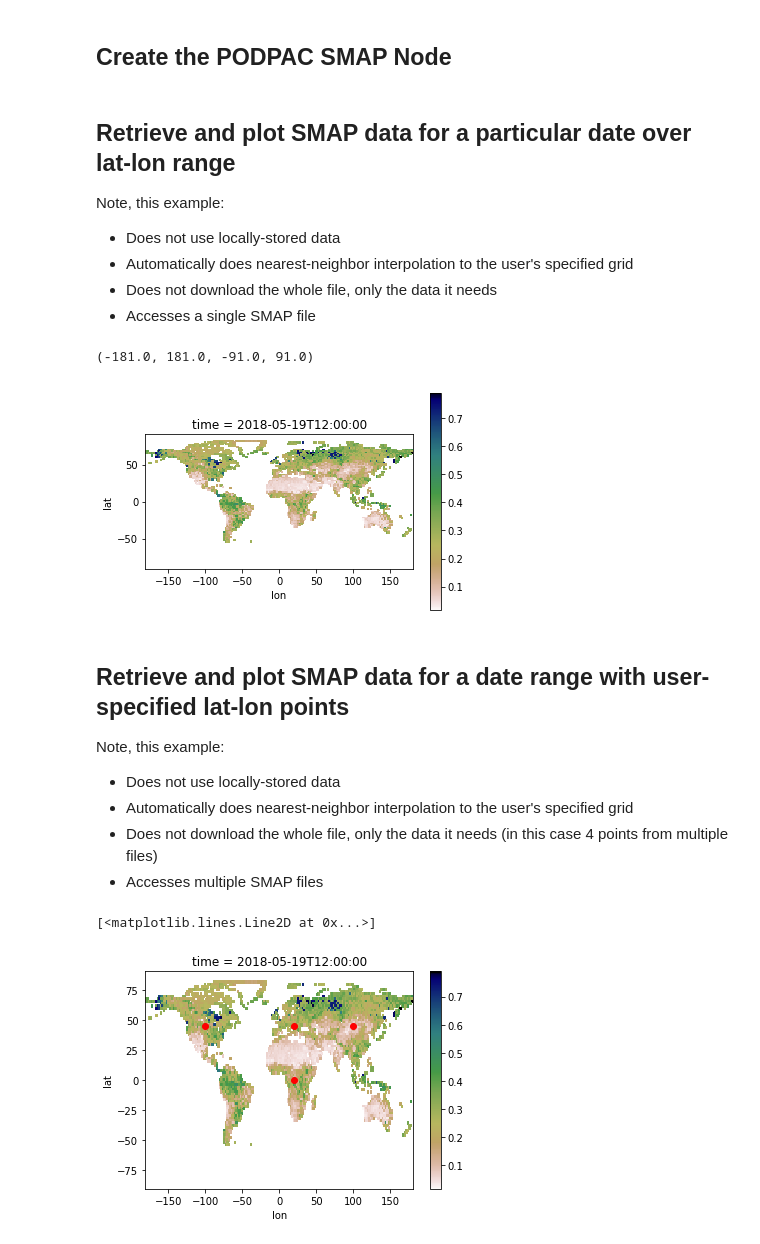
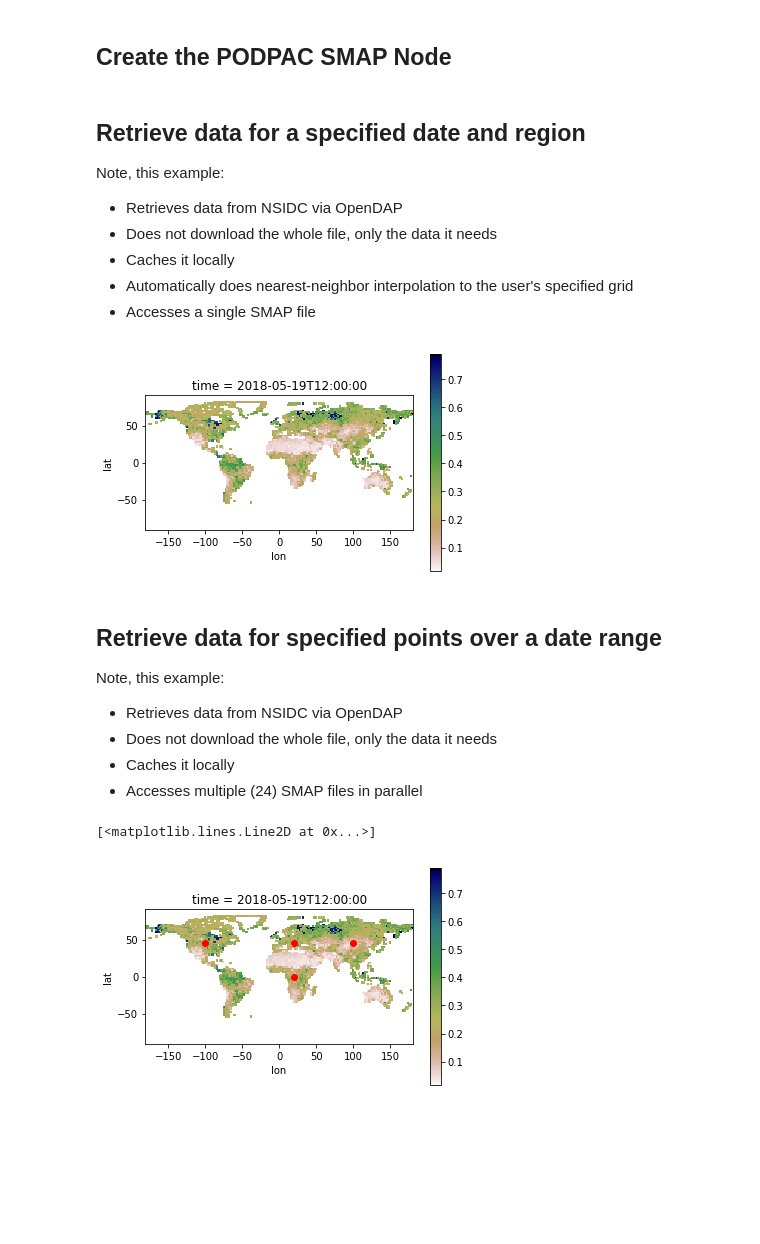
Before and after one commit to creare-com/podpac-examples, a Jupyter notebook: notebooks/basic_examples/retrieving-SMAP-data.ipynb, the cells around one changed output. Cells and saved outputs as stored; diff of their text form; code cells hidden in the pictures; blank space fills up the shorter version.

```diff
--- a/notebooks/basic_examples/retrieving-SMAP-data.ipynb
+++ b/notebooks/basic_examples/retrieving-SMAP-data.ipynb
@@ -39,11 +38,12 @@ Password: ··················
 product = 'SPL4SMAU'   # Level 4 soil moisture analysis update
 sm = podpac.datalib.SMAP(product=product, interpolation='nearest', username=username, password=password)
 # %% [markdown]
-##  Retrieve and plot SMAP data for a particular date over lat-lon range
+##  Retrieve data for a specified date and region
 Note, this example:
-* Does not use locally-stored data
+* Retrieves data from NSIDC via OpenDAP
+* Does not download the whole file, only the data it needs
+* Caches it locally
 * Automatically does nearest-neighbor interpolation to the user's specified grid
-* Does not download the whole file, only the data it needs
 * Accesses a single SMAP file
 # %%
 # dim = (start, stop, step)
@@ -59,38 +59,38 @@ c_world = podpac.Coordinates([podpac.crange(*lat),
 
 # Evaluate the node to retrieve and interpolate the data
 o = sm.eval(c_world)
-
-# Plot the result
-figure()
-o.plot(cmap='gist_earth_r')
-axis('scaled')
-# %% [output]
-(-181.0, 181.0, -91.0, 91.0)
-[figure, removed]
+# %%
+# Plot the result
+figure()
+o.plot(cmap='gist_earth_r')
+_ = axis('scaled')
+# %% [output]
+[figure, added]
 # %% [markdown]
-## Retrieve and plot SMAP data for a date range with user-specified lat-lon points
+## Retrieve data for specified points over a date range
 Note, this example:
-* Does not use locally-stored data
-* Automatically does nearest-neighbor interpolation to the user's specified grid
-* Does not download the whole file, only the data it needs (in this case 4 points from multiple files)
-* Accesses multiple SMAP files
+* Retrieves data from NSIDC via OpenDAP
+* Does not download the whole file, only the data it needs
+* Caches it locally
+* Accesses multiple (24) SMAP files in parallel
 # %%
 # Look at a list of points
 lat_lon_pts = [
     (  45.0, 45.0,  0.0, 45.0),  # Lat
     (-100.0, 20.0, 20.0, 100.0), # Lon
 ]
 
 # Turn the list into a numpy array
 lat_lon_pts = np.array(lat_lon_pts)
 
 # Let's plot the points
 figure()
 o.plot(cmap='gist_earth_r')
-plot(lat_lon_pts[1], lat_lon_pts[0], 'ro')
+axis('scaled')
+_ = plot(lat_lon_pts[1], lat_lon_pts[0], 'ro')
 # %% [output]
 [<matplotlib.lines.Line2D at 0x...>]
-[figure, old version]
+[figure, new version]
 # %%
 # Create the PODPAC coordinates
 c_pts = podpac.Coordinates([lat_lon_pts,
```
Also changed, not shown: parts of 14 cells of this notebook, 9 other files.
